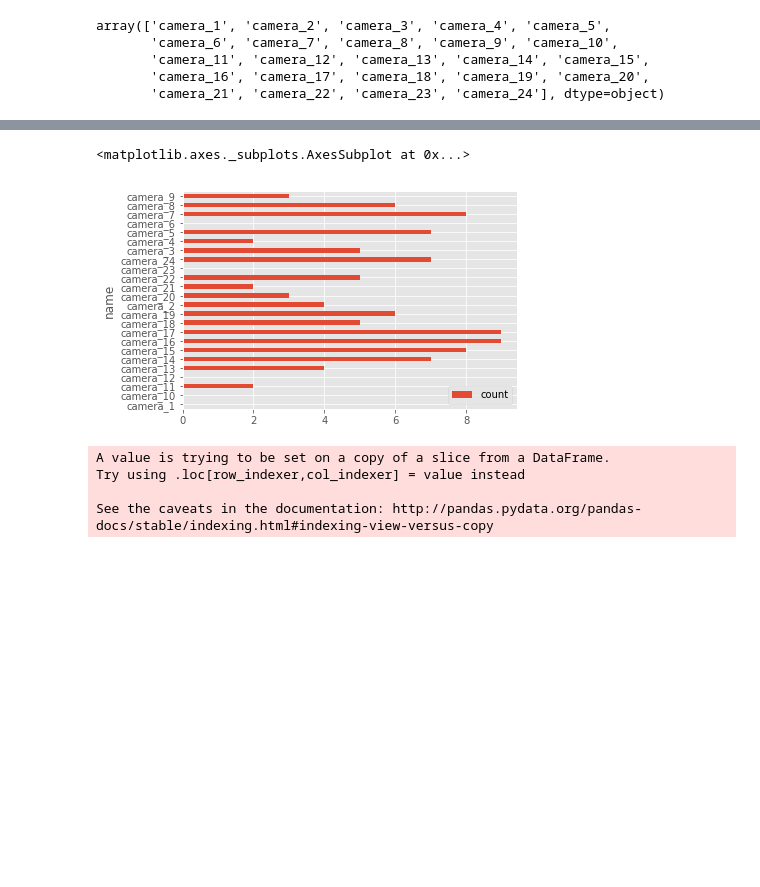
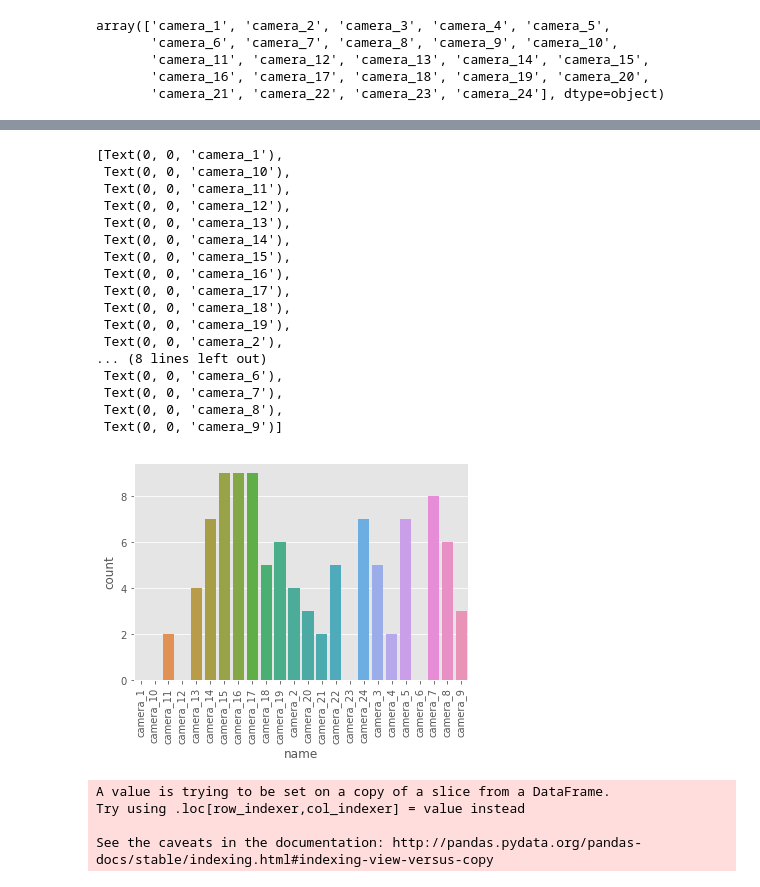
Before and after one commit to glebite/uatu, a Jupyter notebook: src/uatu-analysis.ipynb, the cells around one changed output, grey strips where cells are left out. Cells and saved outputs as stored; diff of their text form; code cells hidden in the pictures; blank space fills up the shorter version.

Commit message:
moving to seaborn graphs

```diff
--- a/src/uatu-analysis.ipynb
+++ b/src/uatu-analysis.ipynb
@@ -6,7 +6,8 @@ import time
 import numpy as np
 import matplotlib.pyplot as plt
 import matplotlib.dates as mdate
-plt.style.use('ggplot')
+import seaborn as sns
+# plt.style.use('ggplot')
 # %%
 namelist = ['name','timestamp','count']
 oo = pd.read_csv('~/projects/uatu/uatu.csv', index_col=False,names=namelist)
@@ -48,9 +49,27 @@ grouped
-# %%
-sorted_by_camera = grouped.sort_values('name', )
-sorted_by_camera.plot(y='count', kind='barh')
-# %% [output]
-<matplotlib.axes._subplots.AxesSubplot at 0x...>
-[figure, removed]
+# %%
+sorted_by_camera = grouped.sort_values('name', )
+sorted_by_camera.reset_index(inplace=True)
+chart = sns.barplot(data = sorted_by_camera, x = 'name', y= 'count')
+chart.set_xticklabels(chart.get_xticklabels(), rotation=90)
+# %% [output]
+[Text(0, 0, 'camera_1'),
+ Text(0, 0, 'camera_10'),
+ Text(0, 0, 'camera_11'),
+ Text(0, 0, 'camera_12'),
+ Text(0, 0, 'camera_13'),
+ Text(0, 0, 'camera_14'),
+ Text(0, 0, 'camera_15'),
+ Text(0, 0, 'camera_16'),
+ Text(0, 0, 'camera_17'),
+ Text(0, 0, 'camera_18'),
+ Text(0, 0, 'camera_19'),
+ Text(0, 0, 'camera_2'),
+... (8 lines left out)
+ Text(0, 0, 'camera_6'),
+ Text(0, 0, 'camera_7'),
+ Text(0, 0, 'camera_8'),
+ Text(0, 0, 'camera_9')]
+[figure, added]
 # %%
 oo2 = oo.dropna()
 oo2['timestamp'] = oo2['timestamp'].apply(lambda t: time.strftime("%d-%m-%y", time.localtime(int(t))))
```
Also changed, not shown: parts of 2 cells of this notebook.
